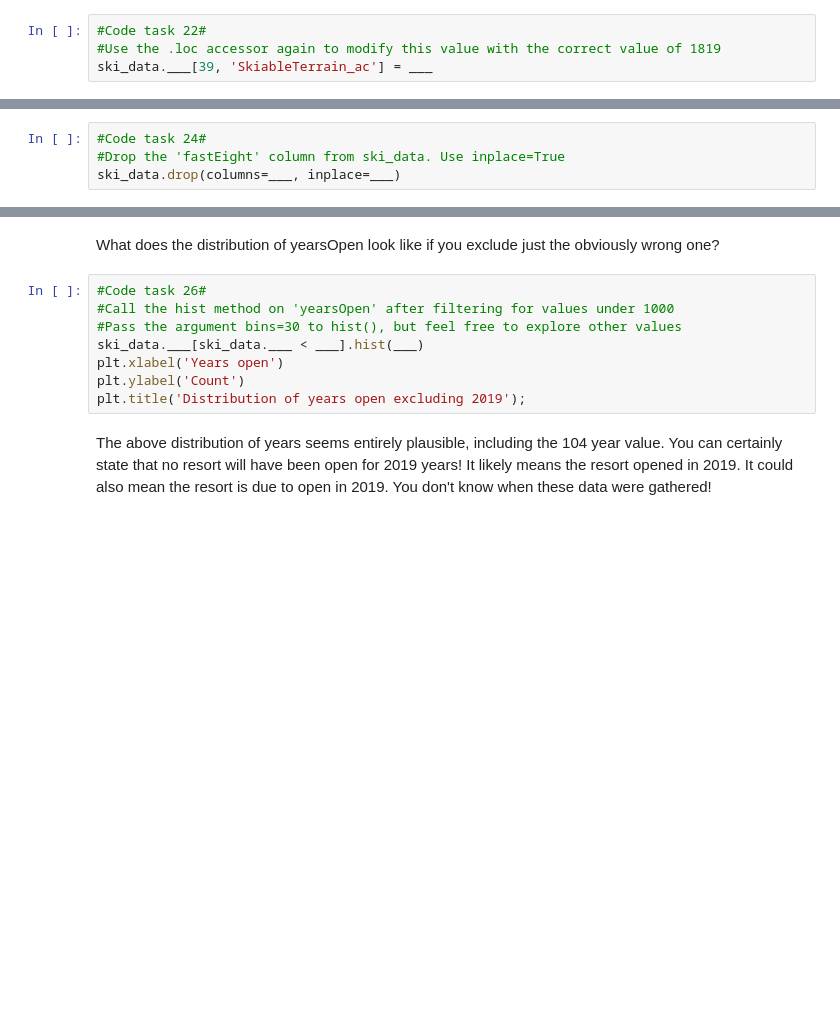
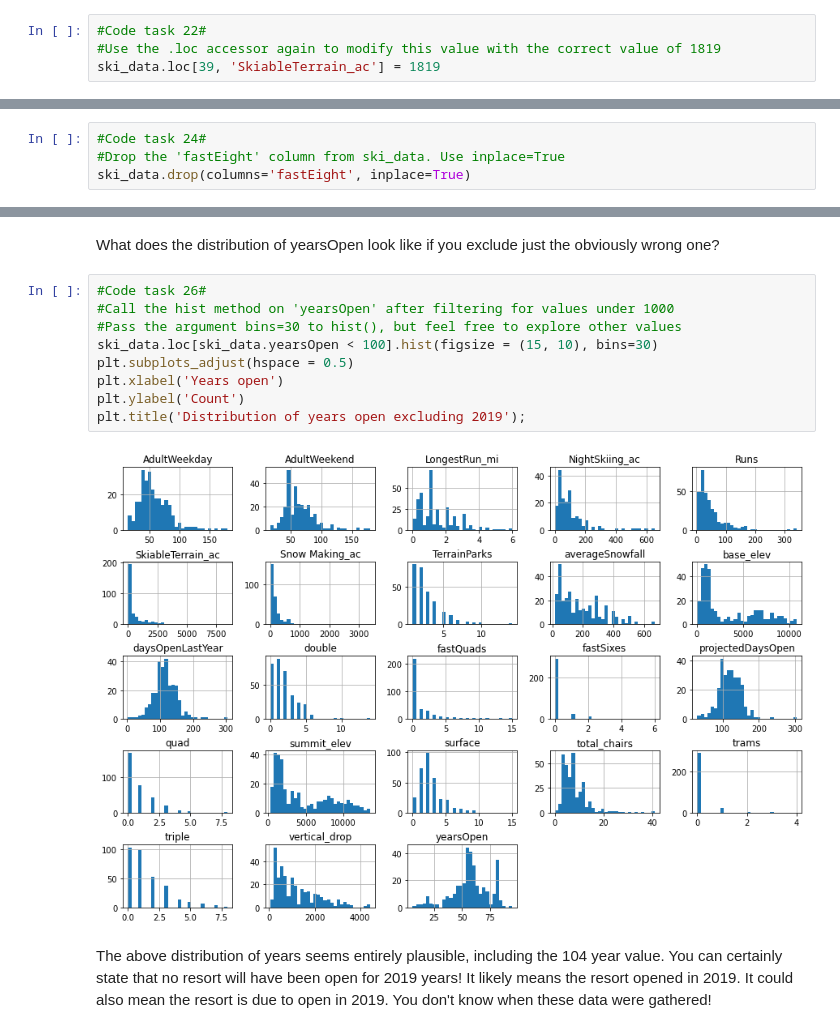
Before and after one commit to igorverevkin1992/DataScienceGuidedCapstone, a Jupyter notebook: Step Two - Data Wrangling/02_data_wrangling-Copy1.ipynb, the cells around one changed output, grey strips where cells are left out. Cells and saved outputs as stored; diff of their text form; blank space fills up the shorter version.

```diff
--- a/Step Two - Data Wrangling/02_data_wrangling-Copy1.ipynb
+++ b/Step Two - Data Wrangling/02_data_wrangling-Copy1.ipynb
@@ -581,7 +608,7 @@ ski_data.___[39, 'SkiableTerrain_ac']
 # %%
 #Code task 22#
 #Use the .loc accessor again to modify this value with the correct value of 1819
-ski_data.___[39, 'SkiableTerrain_ac'] = ___
+ski_data.loc[39, 'SkiableTerrain_ac'] = 1819
 # %%
 #Code task 23#
 #Use the .loc accessor a final time to verify that the value has been modified
@@ -652,7 +681,7 @@ Drop the fastEight column in its entirety; half the values are missing and all b
 # %%
 #Code task 24#
 #Drop the 'fastEight' column from ski_data. Use inplace=True
-ski_data.drop(columns=___, inplace=___)
+ski_data.drop(columns='fastEight', inplace=True)
 # %% [markdown]
 What about yearsOpen? How many resorts have purportedly been open for more than 100 years?
 # %%
@@ -666,11 +713,14 @@ What does the distribution of yearsOpen look like if you exclude just the obviou
 # %%
 #Code task 26#
 #Call the hist method on 'yearsOpen' after filtering for values under 1000
 #Pass the argument bins=30 to hist(), but feel free to explore other values
-ski_data.___[ski_data.___ < ___].hist(___)
+ski_data.loc[ski_data.yearsOpen < 100].hist(figsize = (15, 10), bins=30)
+plt.subplots_adjust(hspace = 0.5)
 plt.xlabel('Years open')
 plt.ylabel('Count')
 plt.title('Distribution of years open excluding 2019');
+# %% [output]
+[figure, added]
 # %% [markdown]
 The above distribution of years seems entirely plausible, including the 104 year value. You can certainly state that no resort will have been open for 2019 years! It likely means the resort opened in 2019. It could also mean the resort is due to open in 2019. You don't know when these data were gathered!
 # %% [markdown]
```
Also changed, not shown: parts of 9 cells of this notebook.
